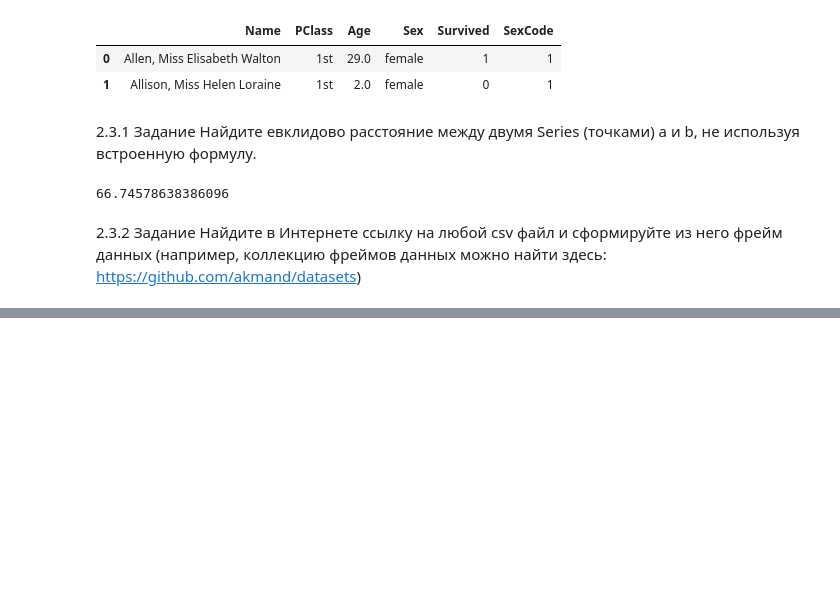
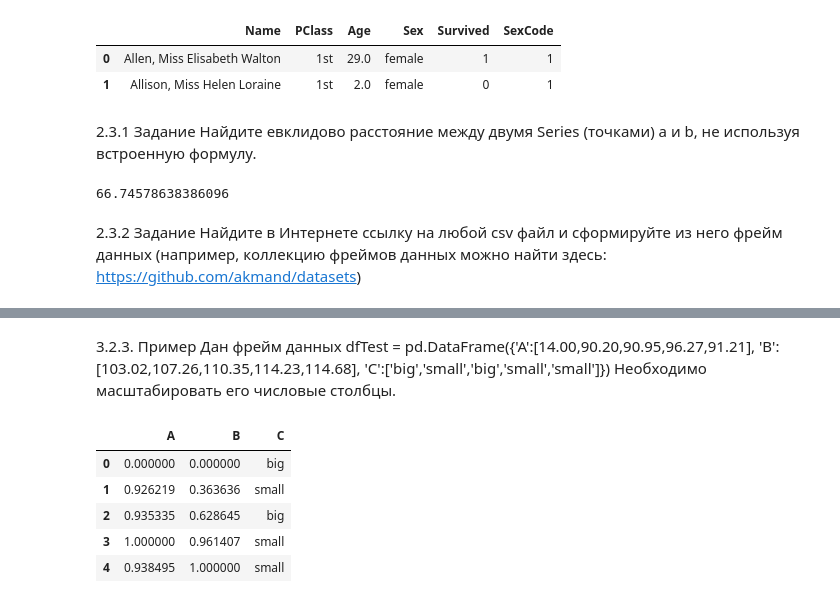
Before and after one commit to yakaska/mirea_artificial_intelligence, a Jupyter notebook: Yakushev_VP_Workbook2.ipynb, the cells around one changed output, grey strips where cells are left out. Cells and saved outputs as stored; diff of their text form; code cells hidden in the pictures; blank space fills up the shorter version.

```diff
--- a/Yakushev_VP_Workbook2.ipynb
+++ b/Yakushev_VP_Workbook2.ipynb
@@ -422,0 +528,23 @@ print(evk(a,b))
+# %% [markdown]
+3.2.3. Пример
+Дан фрейм данных
+dfTest = pd.DataFrame({'A':[14.00,90.20,90.95,96.27,91.21],
+ 'B':[103.02,107.26,110.35,114.23,114.68],
+ 'C':['big','small','big','small','small']})
+Необходимо масштабировать его числовые столбцы.
+# %%
+from sklearn.preprocessing import MinMaxScaler
+
+df_test = pd.DataFrame({'A': [14.00, 90.20, 90.95, 96.27, 91.21],
+                        'B': [103.02, 107.26, 110.35, 114.23, 114.68],
+                        'C': ['big', 'small', 'big', 'small', 'small']})
+scaler = MinMaxScaler(feature_range=(0, 1))
+df_test[['A', 'B']] = scaler.fit_transform(df_test[['A', 'B']])
+df_test
+# %% [output]
+|  | A | B | C |
+| 0 | 0.000000 | 0.000000 | big |
+| 1 | 0.926219 | 0.363636 | small |
+| 2 | 0.935335 | 0.628645 | big |
+| 3 | 1.000000 | 0.961407 | small |
+| 4 | 0.938495 | 1.000000 | small |
```
Also changed, not shown: parts of 12 cells of this notebook.
